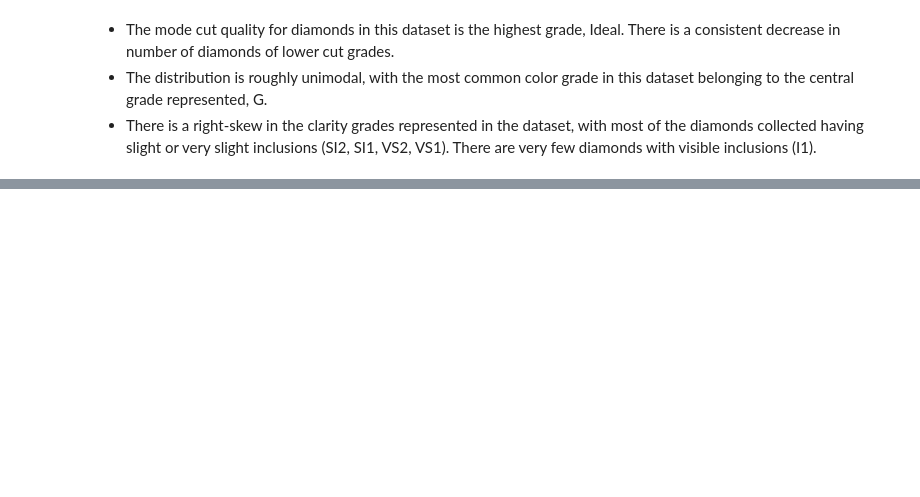
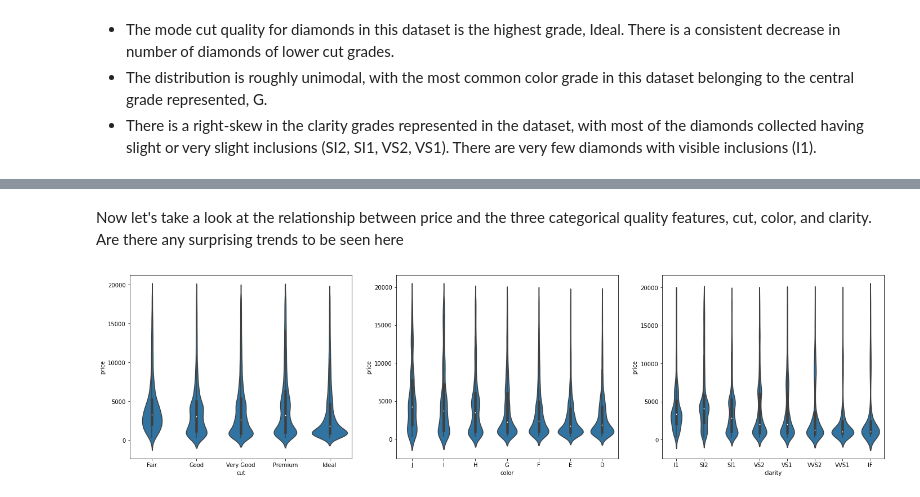
Before and after one commit to jumbamark/Diamond-Explanatory-Analysis, a Jupyter notebook: visualization_report.ipynb, the cells around one changed output, grey strips where cells are left out. Saved outputs shown, nothing was run; the diff lists cells and outputs as text; code cells hidden in the pictures; blank space fills up the shorter version.

```diff
--- a/visualization_report.ipynb
+++ b/visualization_report.ipynb
@@ -132,0 +151,18 @@ sb.countplot(data=diamonds, x='clarity')
+# %% [markdown]
+Now let's take a look at the relationship between price and the three categorical quality features, cut, color, and clarity. Are there any surprising trends to be seen here
+# %%
+# bivariate plots of price vs. cut, color, clarity
+plt.figure(figsize=[24, 6])
+base_color = sb.color_palette()[0]
+
+plt.subplot(1, 3, 1)
+sb.violinplot(data=diamonds, x='cut', y='price', color=base_color)
+
+plt.subplot(1, 3, 2)
+sb.violinplot(data=diamonds, x='color', y='price', color=base_color)
+
+plt.subplot(1, 3, 3)
+sb.violinplot(data=diamonds, x='clarity', y='price', color=base_color)
+plt.show()
+# %% [output]
+[figure, added]
```
Also changed, not shown: parts of 8 cells of this notebook.
